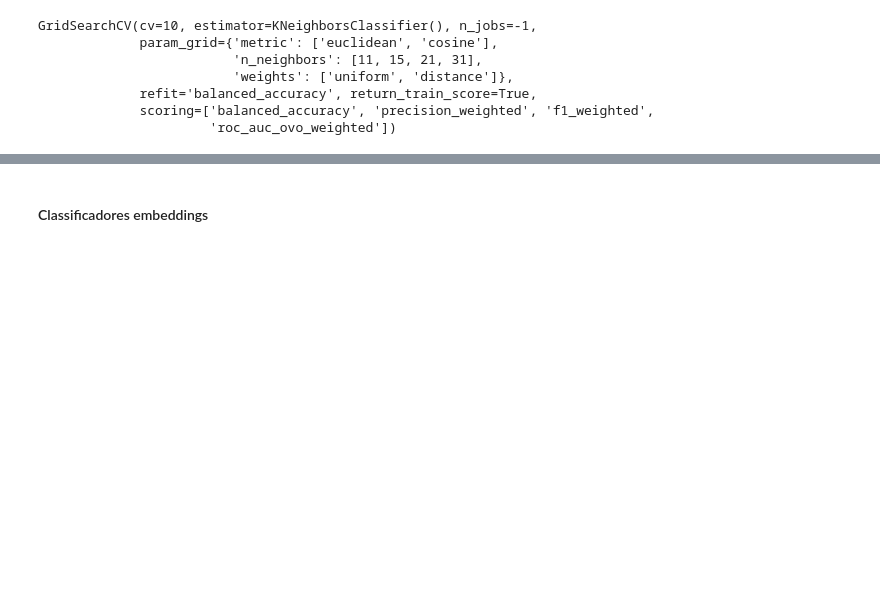
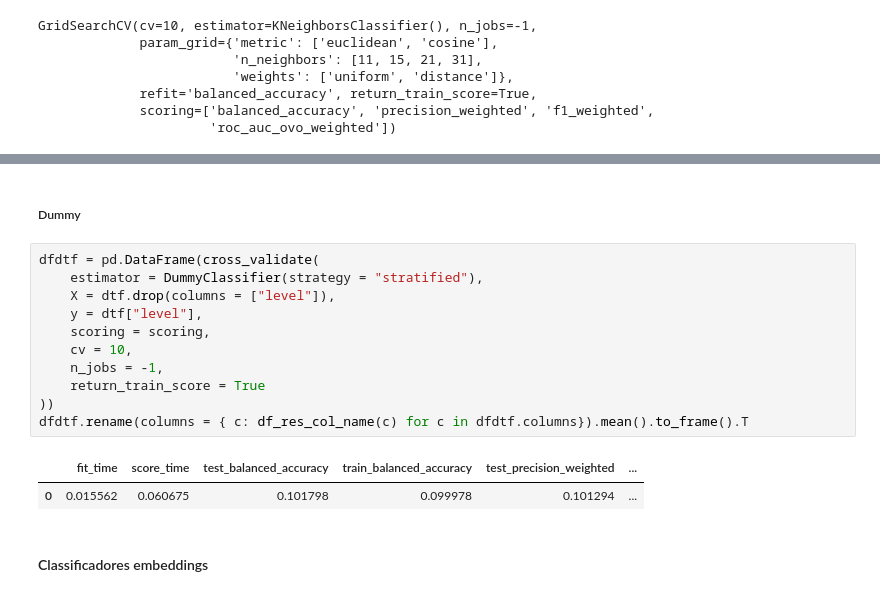
Before and after one commit to mauromascarenhas/Dificuldade-problemas-URI, a Jupyter notebook: modeling/Classificação de nível de dificuldade.ipynb, the cells around one changed output, grey strips where cells are left out. Saved outputs shown, nothing was run; the diff lists cells and outputs as text; blank space fills up the shorter version.

Commit message:
Add dummy classifiers
- Added dummy classifier for each evaluation dataset;
- Added cross validation scores for dummy classifiers.

```diff
--- a/modeling/Classificação de nível de dificuldade.ipynb
+++ b/modeling/Classificação de nível de dificuldade.ipynb
@@ -397,3 +398,19 @@ dfgsntf[evn_cols].rename(columns = { c: df_res_col_name(c) for c in evt_cols}).s
+# %% [markdown]
+##### Dummy
+# %%
+dfdtf = pd.DataFrame(cross_validate(
+    estimator = DummyClassifier(strategy = "stratified"),
+    X = dtf.drop(columns = ["level"]),
+    y = dtf["level"],
+    scoring = scoring,
+    cv = 10,
+    n_jobs = -1,
+    return_train_score = True
+))
+dfdtf.rename(columns = { c: df_res_col_name(c) for c in dfdtf.columns}).mean().to_frame().T
+# %% [output]
+|  | fit_time | score_time | test_balanced_accuracy | train_balanced_accuracy | test_precision_weighted | ... |
+| 0 | 0.015562 | 0.060675 | 0.101798 | 0.099978 | 0.101294 | ... |
 # %% [markdown]
 #### Classificadores embeddings
 # %% [markdown]
```
Also changed, not shown: parts of 13 cells of this notebook.
